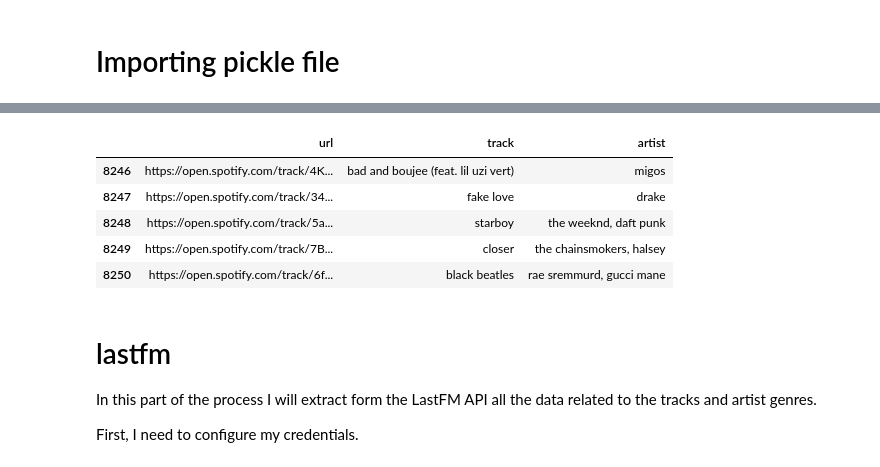
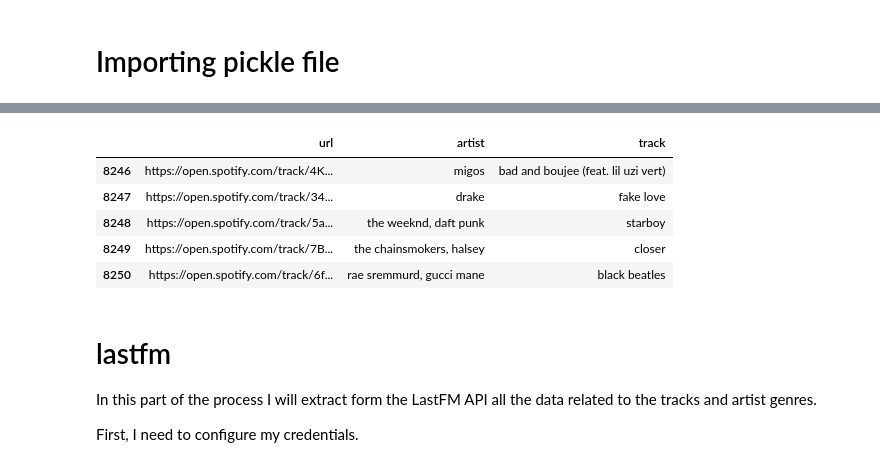
Before and after one commit to annassanchez/ETL_project, a Jupyter notebook: notebooks/2-call_api_lastfm.ipynb, the cells around one changed output, grey strips where cells are left out. Cells and saved outputs as stored; diff of their text form; code cells hidden in the pictures.

Commit message:
finisihing with lastfm api calls and cleaning

```diff
--- a/notebooks/2-call_api_lastfm.ipynb
+++ b/notebooks/2-call_api_lastfm.ipynb
@@ -25,13 +26,13 @@ tracks.head()
 # %%
-tracks.rename(columns={'track_clean_new':'track','artist_clean_new':'artist'}, inplace=True)
+tracks.rename(columns={'track_clean':'track','artist_clean':'artist'}, inplace=True)
 tracks.head()
 # %% [output]
-|  | url | track | artist |
-| 8246 | https://open.spotify.com/track/4K... | bad and boujee (feat. lil uzi vert) | migos |
-| 8247 | https://open.spotify.com/track/34... | fake love | drake |
-| 8248 | https://open.spotify.com/track/5a... | starboy | the weeknd, daft punk |
-| 8249 | https://open.spotify.com/track/7B... | closer | the chainsmokers, halsey |
-| 8250 | https://open.spotify.com/track/6f... | black beatles | rae sremmurd, gucci mane |
+|  | url | artist | track |
+| 8246 | https://open.spotify.com/track/4K... | migos | bad and boujee (feat. lil uzi vert) |
+| 8247 | https://open.spotify.com/track/34... | drake | fake love |
+| 8248 | https://open.spotify.com/track/5a... | the weeknd, daft punk | starboy |
+| 8249 | https://open.spotify.com/track/7B... | the chainsmokers, halsey | closer |
+| 8250 | https://open.spotify.com/track/6f... | rae sremmurd, gucci mane | black beatles |
 # %% [markdown]
 # lastfm
 In this part of the process I will extract form the LastFM API all the data related to the tracks and artist genres.
```
Also changed, not shown: parts of 18 cells of this notebook.
